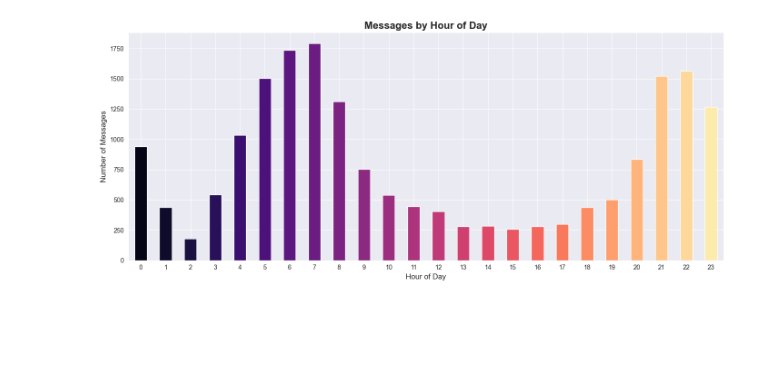
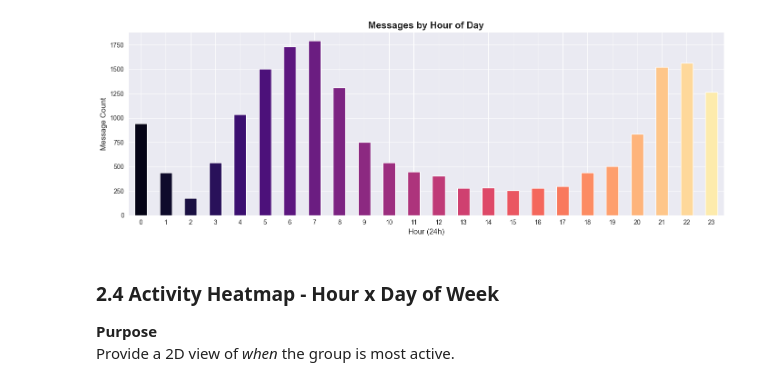
Before and after one commit to JasonYehezkiel/bible_progress_tracker, a Jupyter notebook: notebooks/01_data_exploration.ipynb, the cells around one changed output. Saved outputs shown, nothing was run; the diff lists cells and outputs as text; code cells hidden in the pictures; blank space fills up the shorter version.

```diff
--- a/notebooks/01_data_exploration.ipynb
+++ b/notebooks/01_data_exploration.ipynb
@@ -11,6 +18,7 @@ Notebook ini digunakan untuk:
 import pandas as pd
 import numpy as np
 import matplotlib.pyplot as plt
+import matplotlib.ticker as mticker
 import seaborn as sns
 from pathlib import Path
 import warnings
@@ -19,14 +27,19 @@ import sys
 # suppress warnings in notebook
 warnings.filterwarnings('ignore')
 
-# always absolute path
 sys.path.append(str(Path('../').resolve()))
 
 from src.preprocessing.parsing.whatsapp_parser import WhatsAppParser
 from src.preprocessing.parsing.context_labeling import ContextLabeler
-from annotation.bible_reference_annotator import BibleReferenceAnnotator
+from src.utils.bible_reference_utils import BibleDataLoader, BibleReferenceAnnotator
 
 # set style for plots
 sns.set_style('darkgrid')
-plt.rcParams['figure.figsize'] = (14, 6)
+plt.rcParams.update({
+    'figure.figsize': (14, 5),
+    'axes.titlesize': 15,
+    'axes.titleweight': 'bold',
+    'axes.labelsize': 12,
+})
+PALETTE = 'viridis'
 # %% [markdown]
@@ -147,14 +181,17 @@ plt.show()
 # %%
-# Messages by hour of day
 messages_per_hour = labeled_df.groupby(labeled_df['timestamp'].dt.hour).size()
 
-messages_per_hour.plot(kind='bar', color=sns.color_palette('magma', 24))
-plt.title('Messages by Hour of Day', fontsize=16, fontweight='bold')
-plt.xlabel('Hour of Day', fontsize=12)
-plt.ylabel('Number of Messages', fontsize=12)
-plt.xticks(rotation=0, fontsize=10)
-plt.yticks(fontsize=10)
+ax = messages_per_hour.plot(kind='bar', color=sns.color_palette('magma', 24))
+plt.title('Messages by Hour of Day')
+plt.xlabel('Hour (24h)')
+plt.ylabel('Message Count')
+plt.xticks(rotation=0)
 plt.tight_layout()
 plt.show()
 # %% [output]
-[figure, old version]
+[figure, new version]
+# %% [markdown]
+### 2.4 Activity Heatmap - Hour x Day of Week
+
+**Purpose**
+Provide a 2D view of *when* the group is most active.
```
Also changed, not shown: parts of 51 cells of this notebook, 4 other files.
